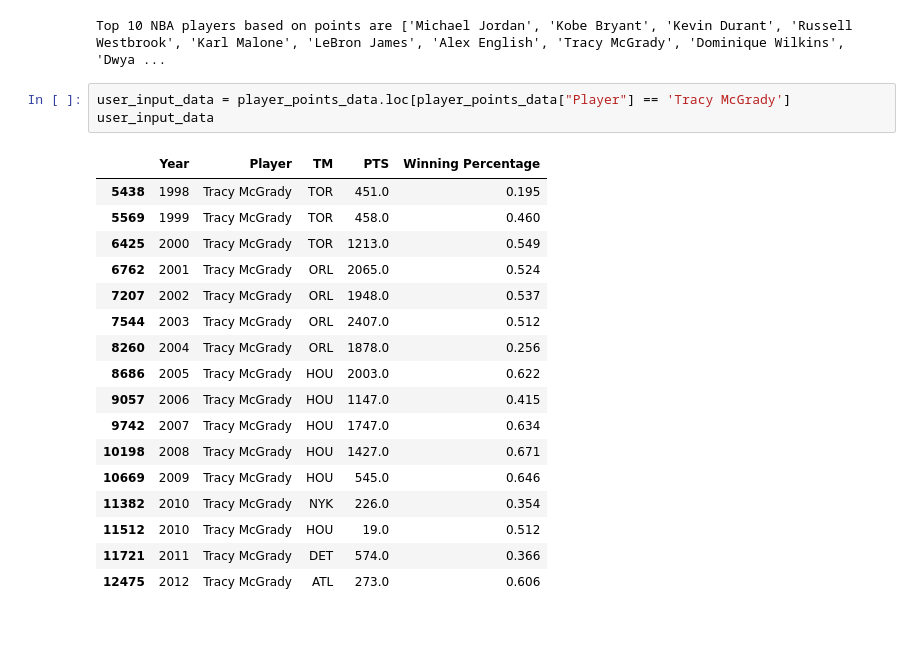
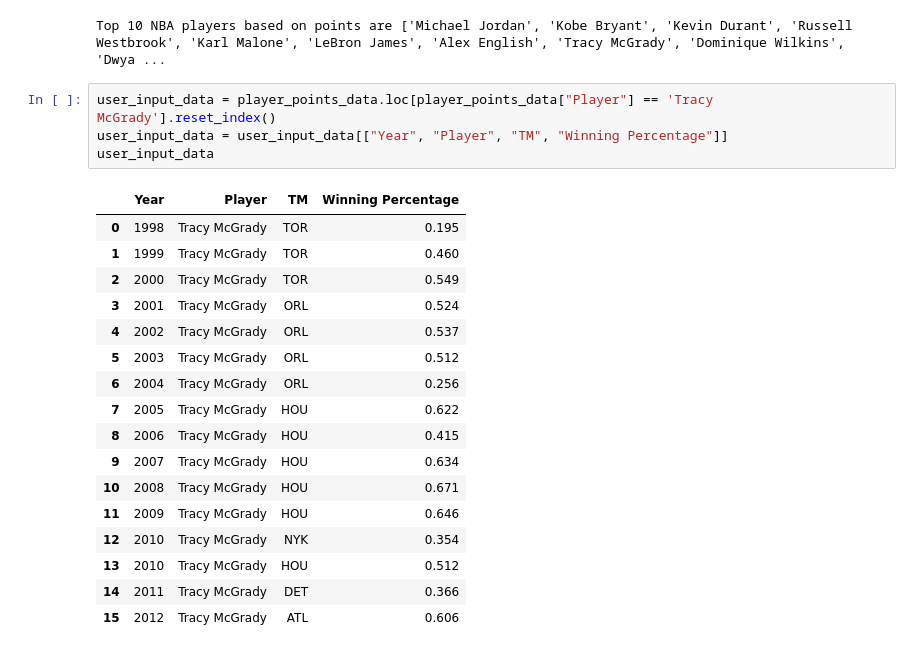
Before and after one commit to Kate-Yayla/Project1-Historical-NBA-Analysis, a Jupyter notebook: NBA Analysis.ipynb, the cells around one changed output. Saved outputs shown, nothing was run; the diff lists cells and outputs as text.

Commit message:
capturing team change for each player

```diff
--- a/NBA Analysis.ipynb
+++ b/NBA Analysis.ipynb
@@ -468,23 +468,24 @@ print(f"Top 10 NBA players based on points are {top_10}")
 # %% [output]
 Top 10 NBA players based on points are ['Michael Jordan', 'Kobe Bryant', 'Kevin Durant', 'Russell Westbrook', 'Karl Malone', 'LeBron James', 'Alex English', 'Tracy McGrady', 'Dominique Wilkins', 'Dwya ...
 # %%
-user_input_data = player_points_data.loc[player_points_data["Player"] == 'Tracy McGrady']
+user_input_data = player_points_data.loc[player_points_data["Player"] == 'Tracy McGrady'].reset_index()
+user_input_data = user_input_data[["Year", "Player", "TM", "Winning Percentage"]]
 user_input_data
 # %% [output]
-|  | Year | Player | TM | PTS | Winning Percentage |
-| 5438 | 1998 | Tracy McGrady | TOR | 451.0 | 0.195 |
-| 5569 | 1999 | Tracy McGrady | TOR | 458.0 | 0.460 |
-| 6425 | 2000 | Tracy McGrady | TOR | 1213.0 | 0.549 |
-| 6762 | 2001 | Tracy McGrady | ORL | 2065.0 | 0.524 |
-| 7207 | 2002 | Tracy McGrady | ORL | 1948.0 | 0.537 |
-| 7544 | 2003 | Tracy McGrady | ORL | 2407.0 | 0.512 |
-| 8260 | 2004 | Tracy McGrady | ORL | 1878.0 | 0.256 |
-| 8686 | 2005 | Tracy McGrady | HOU | 2003.0 | 0.622 |
-| 9057 | 2006 | Tracy McGrady | HOU | 1147.0 | 0.415 |
-| 9742 | 2007 | Tracy McGrady | HOU | 1747.0 | 0.634 |
-| 10198 | 2008 | Tracy McGrady | HOU | 1427.0 | 0.671 |
-| 10669 | 2009 | Tracy McGrady | HOU | 545.0 | 0.646 |
-| 11382 | 2010 | Tracy McGrady | NYK | 226.0 | 0.354 |
-| 11512 | 2010 | Tracy McGrady | HOU | 19.0 | 0.512 |
-| 11721 | 2011 | Tracy McGrady | DET | 574.0 | 0.366 |
-| 12475 | 2012 | Tracy McGrady | ATL | 273.0 | 0.606 |
+|  | Year | Player | TM | Winning Percentage |
+| 0 | 1998 | Tracy McGrady | TOR | 0.195 |
+| 1 | 1999 | Tracy McGrady | TOR | 0.460 |
+| 2 | 2000 | Tracy McGrady | TOR | 0.549 |
+| 3 | 2001 | Tracy McGrady | ORL | 0.524 |
+| 4 | 2002 | Tracy McGrady | ORL | 0.537 |
+| 5 | 2003 | Tracy McGrady | ORL | 0.512 |
+| 6 | 2004 | Tracy McGrady | ORL | 0.256 |
+| 7 | 2005 | Tracy McGrady | HOU | 0.622 |
+| 8 | 2006 | Tracy McGrady | HOU | 0.415 |
+| 9 | 2007 | Tracy McGrady | HOU | 0.634 |
+| 10 | 2008 | Tracy McGrady | HOU | 0.671 |
+| 11 | 2009 | Tracy McGrady | HOU | 0.646 |
+| 12 | 2010 | Tracy McGrady | NYK | 0.354 |
+| 13 | 2010 | Tracy McGrady | HOU | 0.512 |
+| 14 | 2011 | Tracy McGrady | DET | 0.366 |
+| 15 | 2012 | Tracy McGrady | ATL | 0.606 |
```
Also changed, not shown: parts of 1 cell of this notebook.
